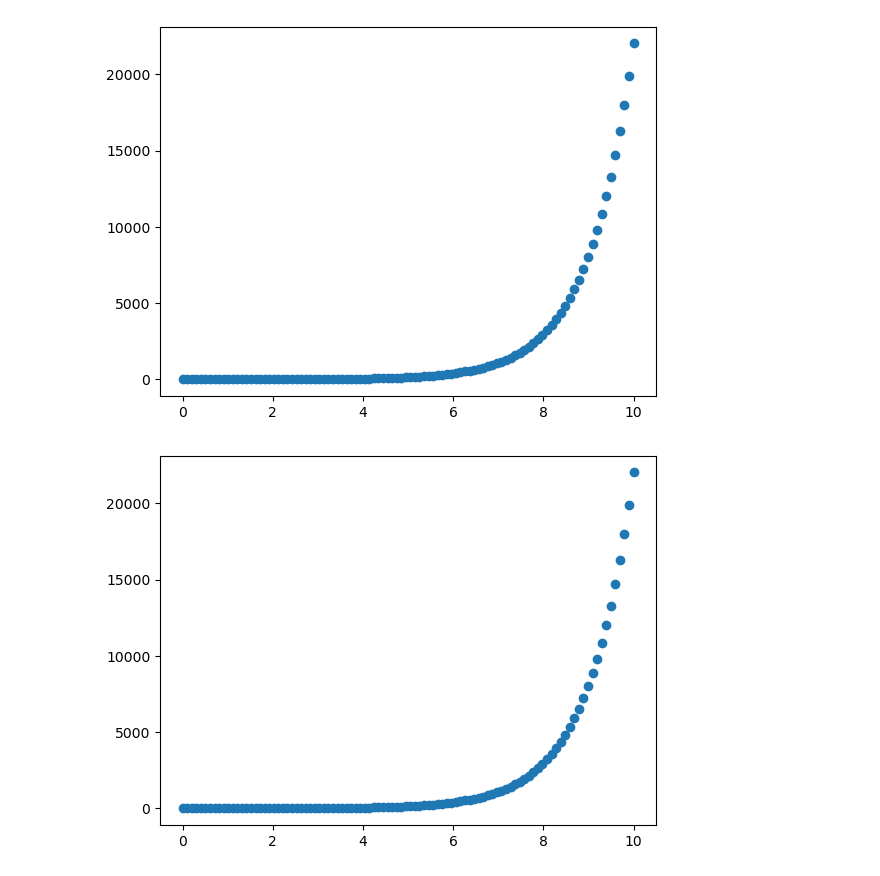
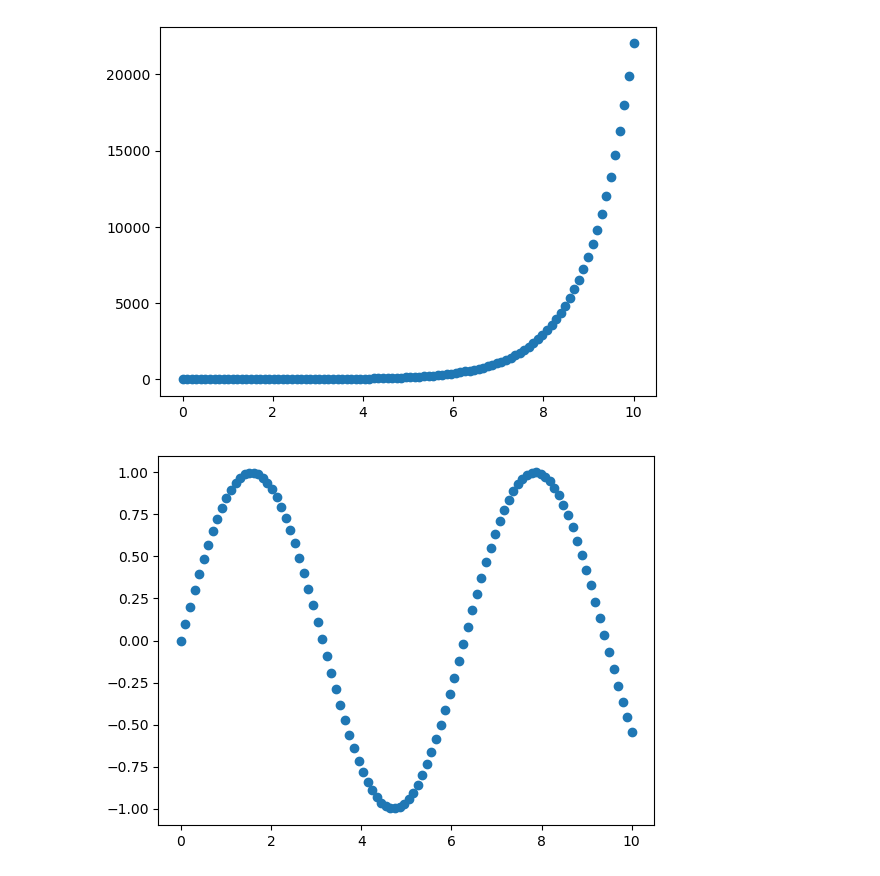
Before and after one commit to Asmit-Dhakal/Machine_Learning, a Jupyter notebook: Introduction to matplotlib library.ipynb, the cells around one changed output. Cells and saved outputs as stored; diff of their text form; code cells hidden in the pictures.

```diff
--- a/Introduction to matplotlib library.ipynb
+++ b/Introduction to matplotlib library.ipynb
@@ -87,8 +87,8 @@ ax.scatter(x,np.exp(x));
 # %% [output]
 [figure]
 # %%
-# Use some data to make a scatterZ
+# Use some data to make a scatter
 fig,ax=plt.subplots()
-ax.scatter(x,np.exp(x));
+ax.scatter(x,np.sin(x));
 # %% [output]
-[figure, old version]
+[figure, new version]
```
Also changed, not shown: parts of 4 cells of this notebook.
